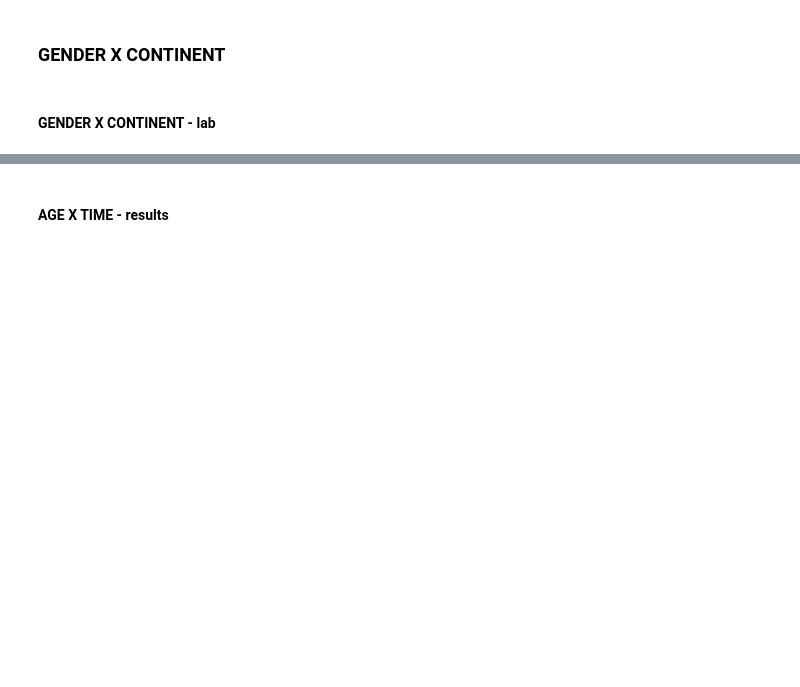
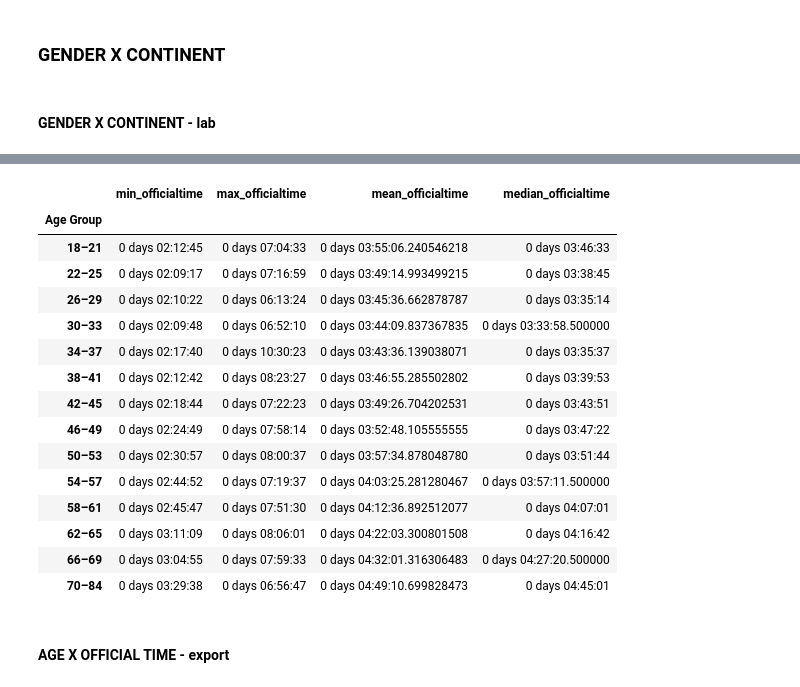
Before and after one commit to chambers29/boston_marathons, a Jupyter notebook: boston_3.ipynb, the cells around one changed output, grey strips where cells are left out. Drawn from its saved outputs; the diff is of its cells as text; code cells hidden in the pictures; blank space fills up the shorter version.

```diff
--- a/boston_3.ipynb
+++ b/boston_3.ipynb
@@ -454,2 +542,26 @@ df_age_time = df[['Age', 'Age Group', 'Pace', 'Official Time']]
+# %%
+age_groups_official_time = df_age_time.groupby(by='Age Group')['Official Time'].agg(
+    min_officialtime='min',
+    max_officialtime='max',
+    mean_officialtime='mean',
+    median_officialtime='median')
+age_groups_official_time
+# %% [output]
+|  | min_officialtime | max_officialtime | mean_officialtime | median_officialtime |
+| Age Group |  |  |  |  |
+| 18–21 | 0 days 02:12:45 | 0 days 07:04:33 | 0 days 03:55:06.240546218 | 0 days 03:46:33 |
+| 22–25 | 0 days 02:09:17 | 0 days 07:16:59 | 0 days 03:49:14.993499215 | 0 days 03:38:45 |
+| 26–29 | 0 days 02:10:22 | 0 days 06:13:24 | 0 days 03:45:36.662878787 | 0 days 03:35:14 |
+| 30–33 | 0 days 02:09:48 | 0 days 06:52:10 | 0 days 03:44:09.837367835 | 0 days 03:33:58.500000 |
+| 34–37 | 0 days 02:17:40 | 0 days 10:30:23 | 0 days 03:43:36.139038071 | 0 days 03:35:37 |
+| 38–41 | 0 days 02:12:42 | 0 days 08:23:27 | 0 days 03:46:55.285502802 | 0 days 03:39:53 |
+| 42–45 | 0 days 02:18:44 | 0 days 07:22:23 | 0 days 03:49:26.704202531 | 0 days 03:43:51 |
+| 46–49 | 0 days 02:24:49 | 0 days 07:58:14 | 0 days 03:52:48.105555555 | 0 days 03:47:22 |
+| 50–53 | 0 days 02:30:57 | 0 days 08:00:37 | 0 days 03:57:34.878048780 | 0 days 03:51:44 |
+| 54–57 | 0 days 02:44:52 | 0 days 07:19:37 | 0 days 04:03:25.281280467 | 0 days 03:57:11.500000 |
+| 58–61 | 0 days 02:45:47 | 0 days 07:51:30 | 0 days 04:12:36.892512077 | 0 days 04:07:01 |
+| 62–65 | 0 days 03:11:09 | 0 days 08:06:01 | 0 days 04:22:03.300801508 | 0 days 04:16:42 |
+| 66–69 | 0 days 03:04:55 | 0 days 07:59:33 | 0 days 04:32:01.316306483 | 0 days 04:27:20.500000 |
+| 70–84 | 0 days 03:29:38 | 0 days 06:56:47 | 0 days 04:49:10.699828473 | 0 days 04:45:01 |
 # %% [markdown]
-#### AGE X TIME - results
+#### AGE X OFFICIAL TIME - export
```
Also changed, not shown: parts of 106 cells of this notebook.
